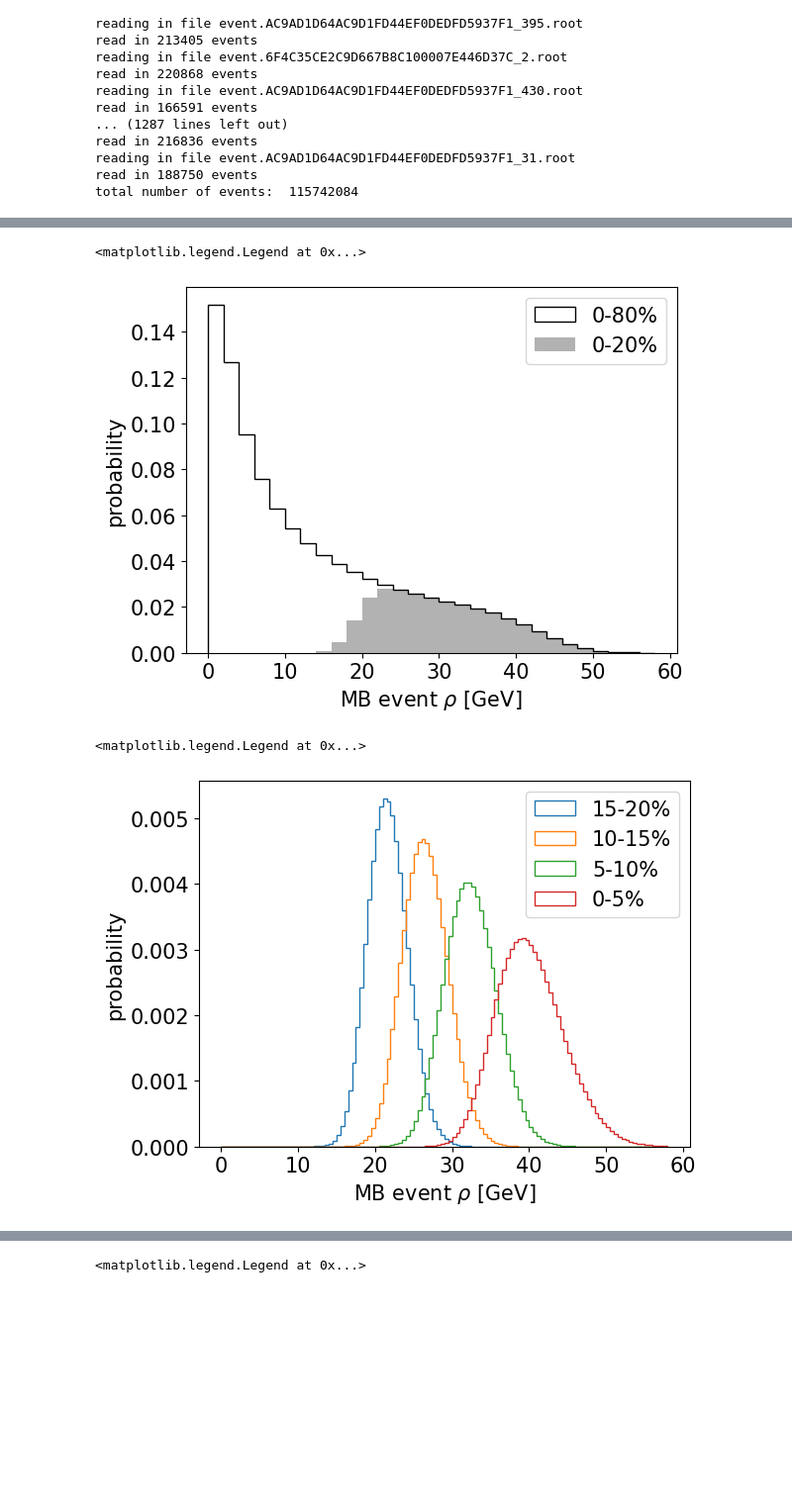
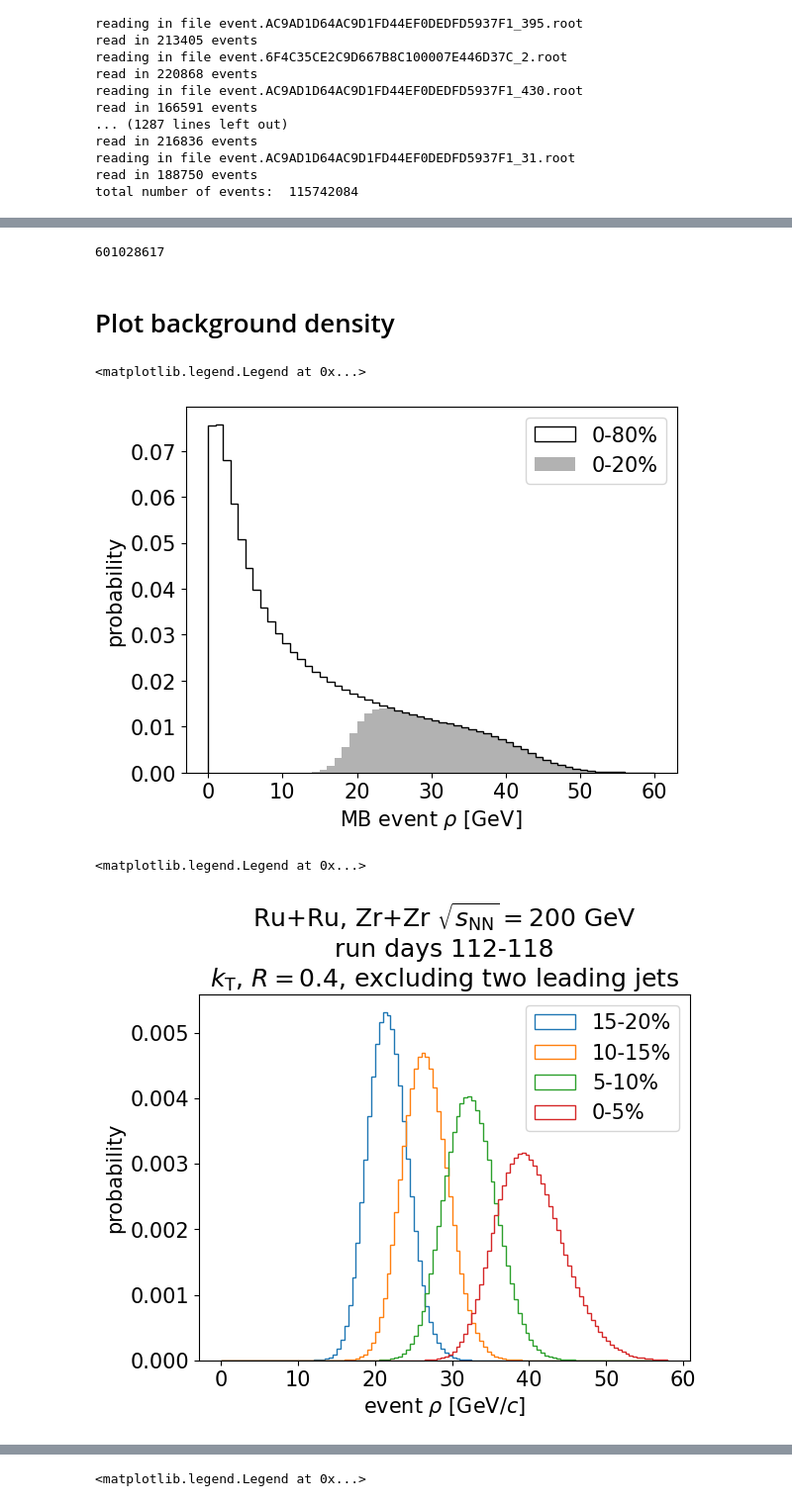
Before and after one commit to y-song/rc, a Jupyter notebook: isobar/event.ipynb, the cells around one changed output, grey strips where cells are left out. Shown at 99% size. Saved outputs shown, nothing was run; the diff lists cells and outputs as text; code cells hidden in the pictures; blank space fills up the shorter version.

```diff
--- a/isobar/event.ipynb
+++ b/isobar/event.ipynb
@@ -99,0 +144,17 @@ total number of events:  115742084
+# %%
+df_115_117 = df_mb
+# %%
+df_mb_array = []
+filepath = '/vast/palmer/scratch/havener/ys668/useful/mb_evt_day112_114/'
+nevt = 0
+files = os.listdir(filepath)
+for filename in files:
+    print('reading in file', filename)
+    df_temp = getData(observables, filepath+filename, "event_tree")
+    if (isinstance(df_temp, pd.core.frame.DataFrame) == False):
+        continue
+    df_mb_array.append(df_temp)
+    print('read in', df_temp.shape[0], 'events')
+    nevt += df_temp.shape[0]
+df_mb = pd.concat([df for df in df_mb_array])
+print('total number of events: ', df_mb.shape[0])
@@ -99,0 +179,2 @@ total number of events:  115742084
+# %%
+df_112_114 = df_mb
@@ -100,20 +203,28 @@ total number of events:  115742084
+# %%
+df_mb = pd.concat([df_112_114, df_115_117, df_118])
+print(df_mb.shape[0])
+# %% [output]
+601028617
+# %% [markdown]
+# Plot background density
 # %%
-plt.hist(df_mb['rho'], bins=np.arange(0,60,2), histtype='step', weights=np.ones(df_mb.shape[0])*(1/df_mb.shape[0]), label='0-80%', color='k')
-plt.hist(df_mb[df_mb.centrality>=12]['rho'], bins=np.arange(0,60,2), alpha=0.3, weights=np.ones(df_mb[df_mb.centrality>=12].shape[0])*(1/df_mb.shape[0]), label='0-20%', color='k')
-plt.xlabel(r'MB event $\rho$ [GeV]')
+plt.hist(df_mb['rho'], bins=np.arange(0,61), histtype='step', weights=np.ones(df_mb.shape[0])*(1/df_mb.shape[0]), label='0-80%', color='k')
+plt.hist(df_mb[df_mb.centrality>=12]['rho'], bins=np.arange(0,61), alpha=0.3, weights=np.ones(df_mb[df_mb.centrality>=12].shape[0])*(1/df_mb.shape[0]), label='0-20%', color='k')
+plt.xlabel(r'event $\rho$ [GeV$/c$]')
 plt.ylabel('probability')
 plt.legend()
 # %% [output]
 <matplotlib.legend.Legend at 0x...>
-[figure, old version]
+[figure, new version]
 # %%
 plt.hist(df_mb[df_mb.centrality==12]['rho'], bins=np.arange(0,58.5,0.5), histtype='step', weights=np.ones(df_mb[df_mb.centrality==12].shape[0])*(1/df_mb.shape[0]), label='15-20%')
 plt.hist(df_mb[df_mb.centrality==13]['rho'], bins=np.arange(0,58.5,0.5), histtype='step', weights=np.ones(df_mb[df_mb.centrality==13].shape[0])*(1/df_mb.shape[0]), label='10-15%')
 plt.hist(df_mb[df_mb.centrality==14]['rho'], bins=np.arange(0,58.5,0.5), histtype='step', weights=np.ones(df_mb[df_mb.centrality==14].shape[0])*(1/df_mb.shape[0]), label='5-10%')
 plt.hist(df_mb[df_mb.centrality==15]['rho'], bins=np.arange(0,58.5,0.5), histtype='step', weights=np.ones(df_mb[df_mb.centrality==15].shape[0])*(1/df_mb.shape[0]), label='0-5%')
-plt.xlabel(r'MB event $\rho$ [GeV]')
+plt.xlabel(r'event $\rho$ [GeV/$c$]')
+plt.title(r'Ru+Ru, Zr+Zr $\sqrt{s_{\mathrm{NN}}}=200$ GeV'+'\nrun days 112-118\n$k_{\mathrm{T}}$, $R=0.4$, excluding two leading jets')
 plt.ylabel('probability')
 plt.legend()
 # %% [output]
 <matplotlib.legend.Legend at 0x...>
-[figure, old version]
+[figure, new version]
```
Also changed, not shown: parts of 17 cells of this notebook, 11 other files.
